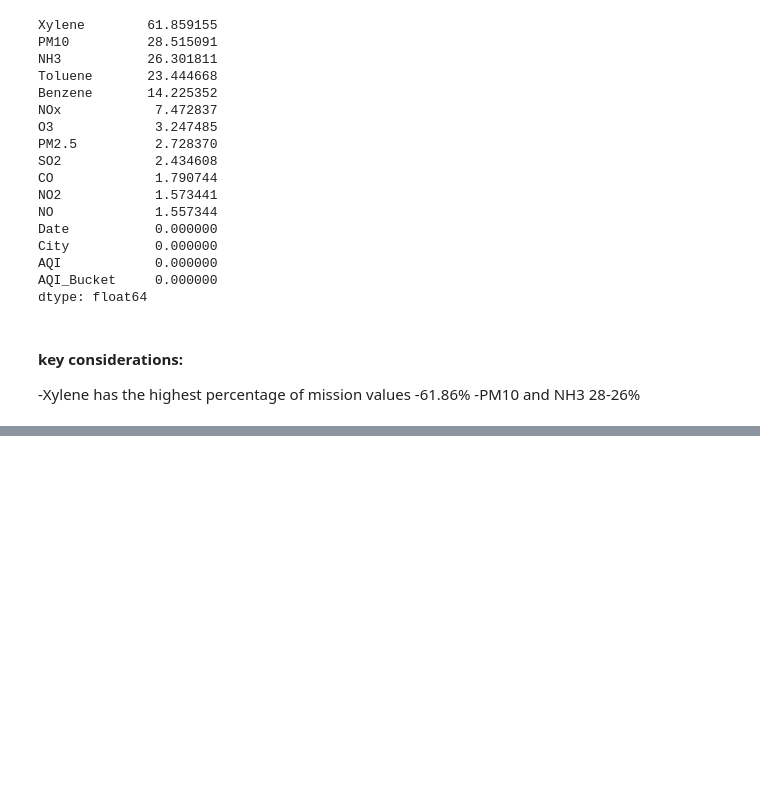
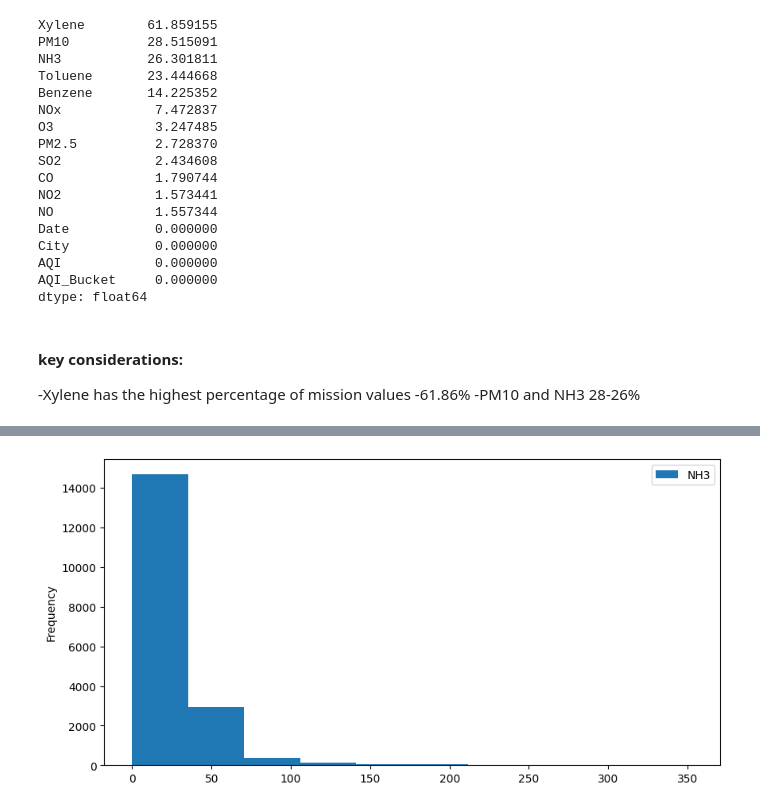
Before and after one commit to ShivaDoti/Air-Quality-Index-prediction-Model, a Jupyter notebook: Air Quality index prediction Model.ipynb, the cells around one changed output, grey strips where cells are left out. Saved outputs shown, nothing was run; the diff lists cells and outputs as text; code cells hidden in the pictures; blank space fills up the shorter version.

```diff
--- a/Air Quality index prediction Model.ipynb
+++ b/Air Quality index prediction Model.ipynb
@@ -165,0 +185,6 @@ dtype: float64
+# %%
+df['NH3'].plot(kind='hist',figsize=(10,5))
+plt.legend()
+plt.show()
+# %% [output]
+[figure, added]
```
Also changed, not shown: parts of 35 cells of this notebook.
